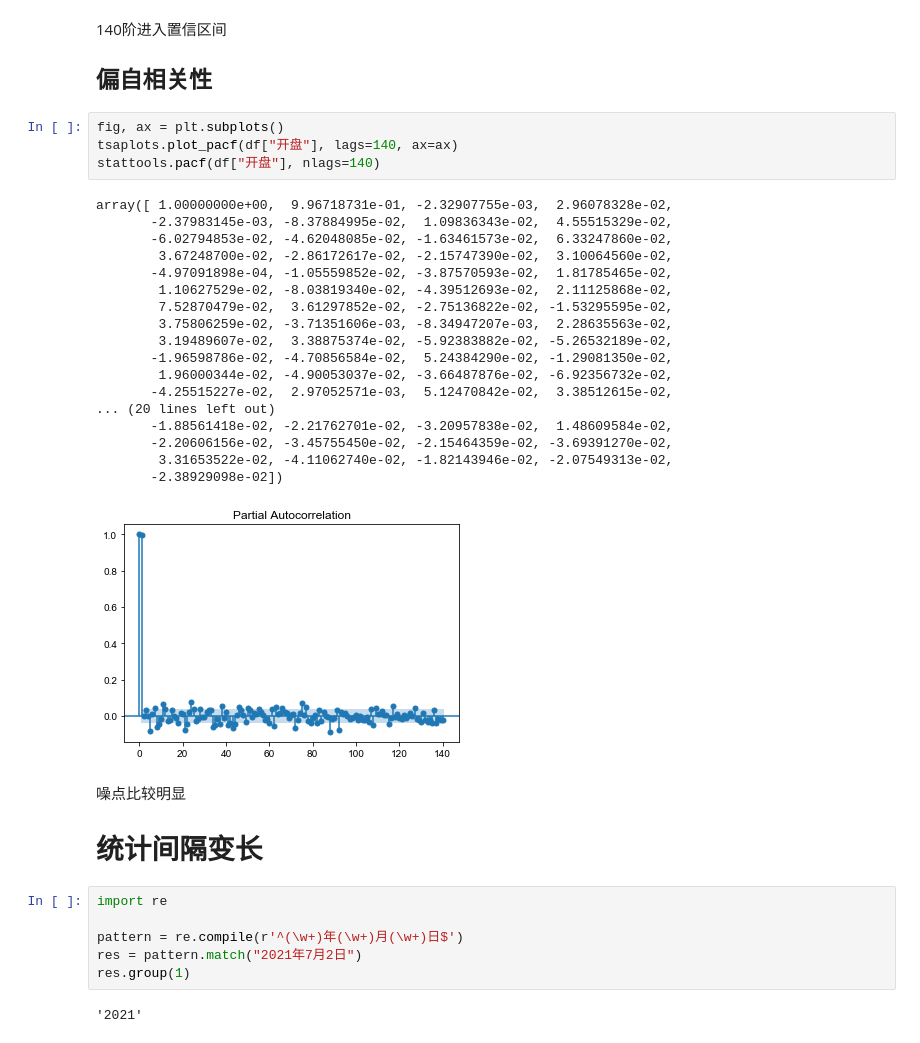
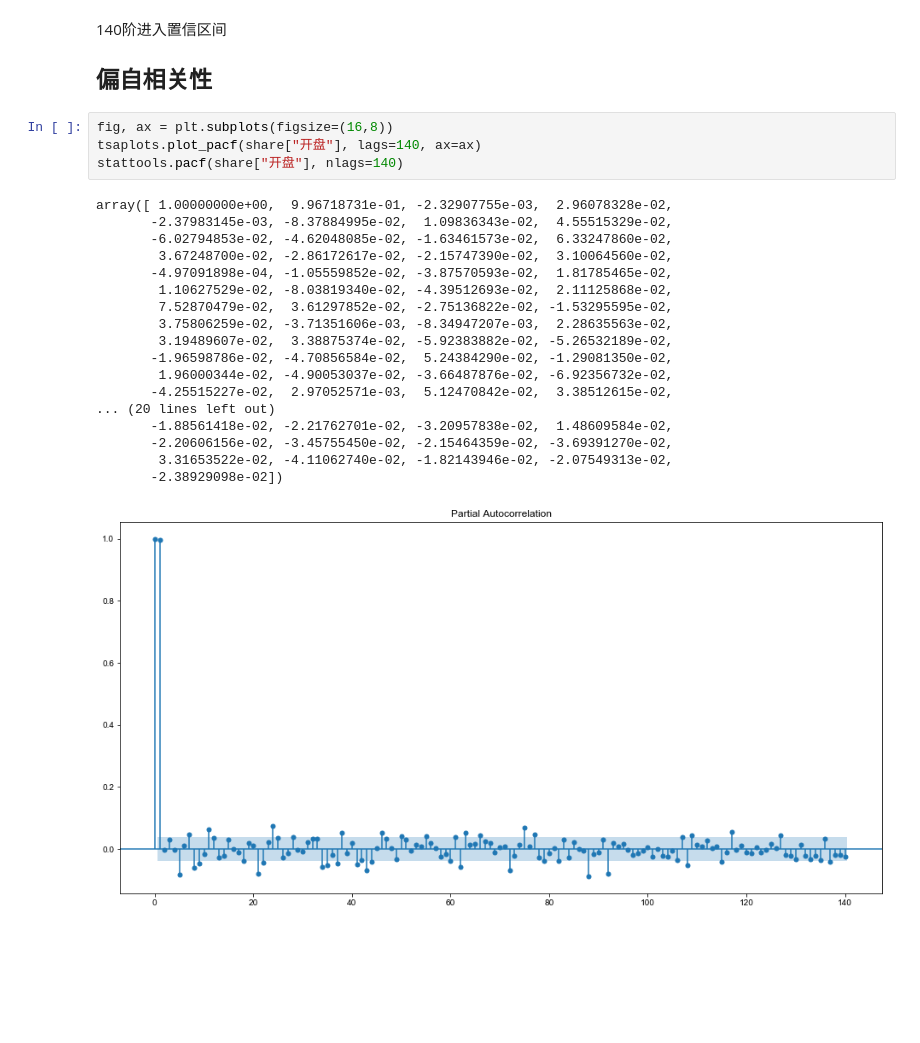
Before and after one commit to thales-ucas/zeal, a Jupyter notebook: ts.ipynb, the cells around one changed output. Saved outputs shown, nothing was run; the diff lists cells and outputs as text; blank space fills up the shorter version.

```diff
--- a/ts.ipynb
+++ b/ts.ipynb
@@ -140,37 +141,25 @@ array([1.        , 0.99631157, 0.99262134, 0.98913832, 0.98565268,
 140阶进入置信区间
 ## 偏自相关性
 # %%
-fig, ax = plt.subplots()
-tsaplots.plot_pacf(df["开盘"], lags=140, ax=ax)
-stattools.pacf(df["开盘"], nlags=140)
+fig, ax = plt.subplots(figsize=(16,8))
+tsaplots.plot_pacf(share["开盘"], lags=140, ax=ax)
+stattools.pacf(share["开盘"], nlags=140)
 # %% [output]
 array([ 1.00000000e+00,  9.96718731e-01, -2.32907755e-03,  2.96078328e-02,
        -2.37983145e-03, -8.37884995e-02,  1.09836343e-02,  4.55515329e-02,
        -6.02794853e-02, -4.62048085e-02, -1.63461573e-02,  6.33247860e-02,
         3.67248700e-02, -2.86172617e-02, -2.15747390e-02,  3.10064560e-02,
        -4.97091898e-04, -1.05559852e-02, -3.87570593e-02,  1.81785465e-02,
         1.10627529e-02, -8.03819340e-02, -4.39512693e-02,  2.11125868e-02,
         7.52870479e-02,  3.61297852e-02, -2.75136822e-02, -1.53295595e-02,
         3.75806259e-02, -3.71351606e-03, -8.34947207e-03,  2.28635563e-02,
         3.19489607e-02,  3.38875374e-02, -5.92383882e-02, -5.26532189e-02,
        -1.96598786e-02, -4.70856584e-02,  5.24384290e-02, -1.29081350e-02,
         1.96000344e-02, -4.90053037e-02, -3.66487876e-02, -6.92356732e-02,
        -4.25515227e-02,  2.97052571e-03,  5.12470842e-02,  3.38512615e-02,
 ... (20 lines left out)
        -1.88561418e-02, -2.21762701e-02, -3.20957838e-02,  1.48609584e-02,
        -2.20606156e-02, -3.45755450e-02, -2.15464359e-02, -3.69391270e-02,
         3.31653522e-02, -4.11062740e-02, -1.82143946e-02, -2.07549313e-02,
        -2.38929098e-02])
-[figure, old version]
+[figure, new version]
-# %% [markdown]
-噪点比较明显
-
-# 统计间隔变长
-# %%
-import re
-
-pattern = re.compile(r'^(\w+)年(\w+)月(\w+)日$')
-res = pattern.match("2021年7月2日")
-res.group(1)
-# %% [output]
-'2021'
```
Also changed, not shown: parts of 25 cells of this notebook.
